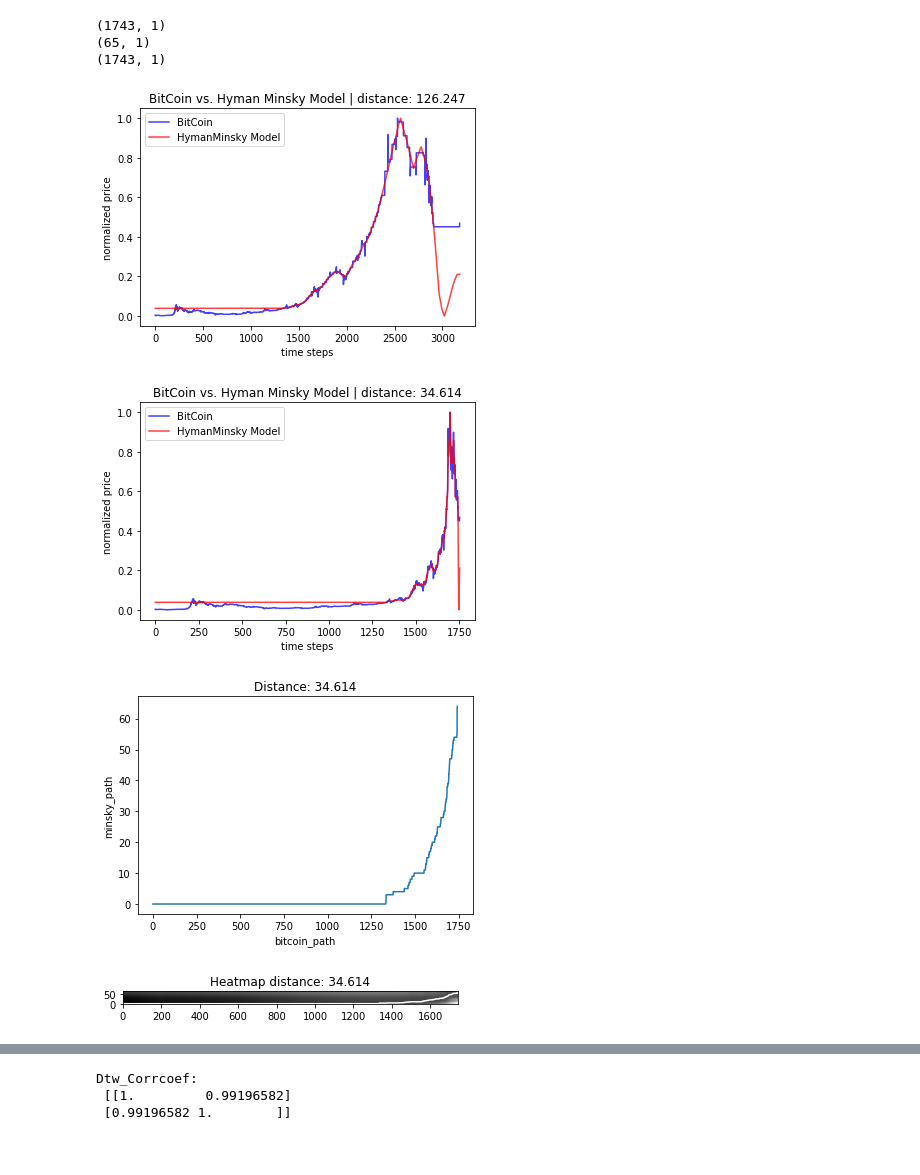
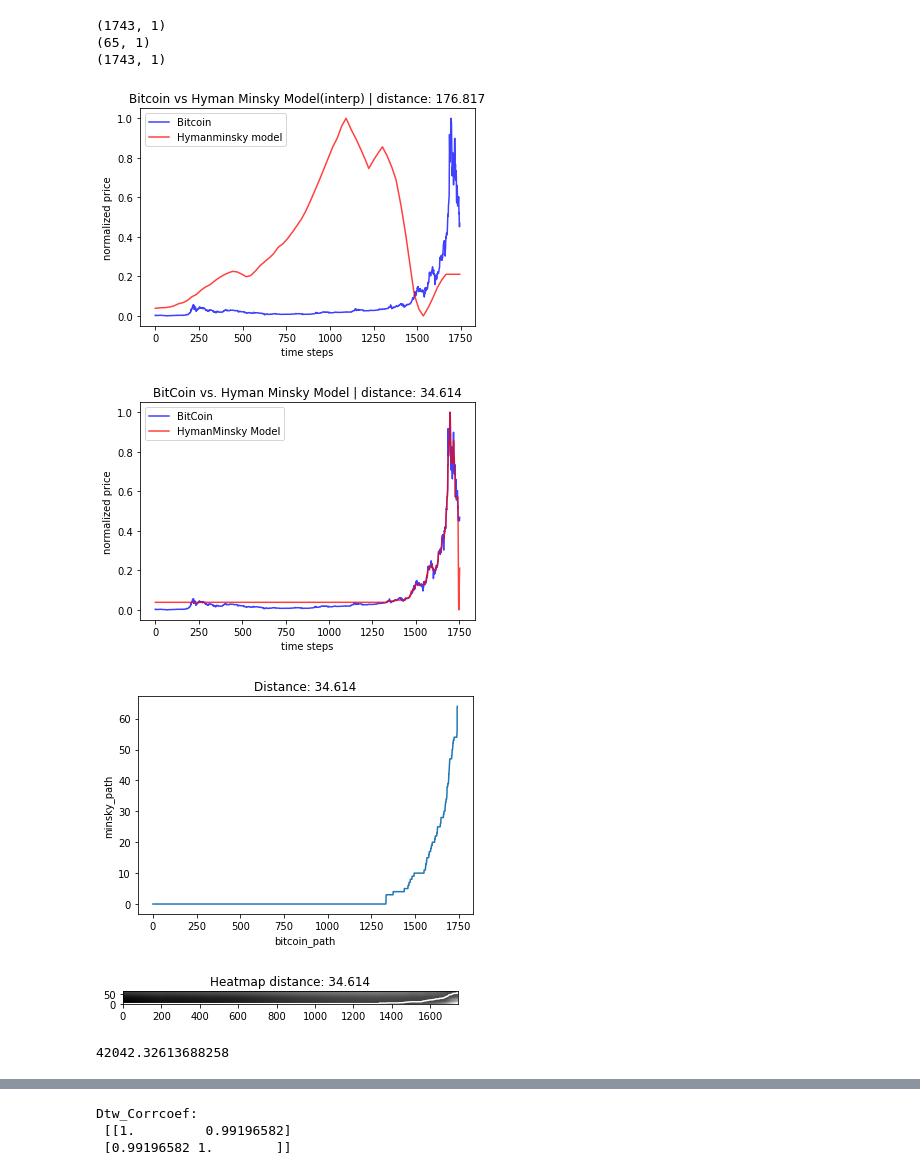
Before and after one commit to dassolkim/time-series-analysis, a Jupyter notebook: bitcoin_jihun/DTW/DTW_compare_ED.ipynb, the cells around one changed output, grey strips where cells are left out. Cells and saved outputs as stored; diff of their text form; code cells hidden in the pictures.

```diff
--- a/bitcoin_jihun/DTW/DTW_compare_ED.ipynb
+++ b/bitcoin_jihun/DTW/DTW_compare_ED.ipynb
@@ -45,33 +91,33 @@ dtw_dist, path = fastdtw(dtA, dtB, dist=euclidean)
 d, cost_matrix, acc_cost_matrix, path_ = dtw(dtA, dtB, dist=euclidean)
 # %%
 # # Interpolation
+fig, ax = plt.subplots()
+ax.plot(dtA, color='b', label='Bitcoin', alpha=0.75)
+ax.plot(interp_dtB, color='r', label='Hymanminsky model', alpha=0.75)
+ax.legend()
+ax.set_title("Bitcoin vs Hyman Minsky Model(interp) | distance: {}"
+            .format(round(euc_dist, 3)))
+ax.set_xlabel("time steps")
+ax.set_ylabel("normalized price")
+
+plt.show()
+
 # fig, ax = plt.subplots()
-# ax.plot(dtA, color='r', label='Bitcoin', alpha=0.75)
-# ax.plot(interp_dtB, color='b', label='Hymanminsky model', alpha=0.75)
+
+# int_dtA_df = pd.DataFrame(data=dtA)
+# interp_dtB_df = pd.DataFrame(data=interp_dtB)
+
+# ax.plot([int_dtA_df.iloc[v] for v in [p[0] for p in path_int]],
+#         color='b', label='BitCoin', alpha=0.75)
+# ax.plot([interp_dtB_df.iloc[v] for v in [p[1] for p in path_int]],
+#         color='r', label='HymanMinsky Model', alpha=0.75)
 # ax.legend()
-# ax.set_title("Bitcoin vs Hyman Minsky Model(interp) | distance: {}"
-#             .format(round(euc_dist, 3)))
+# # euc_dist = np.float(euc_dist)
+# ax.set_title("BitCoin vs. Hyman Minsky Model | distance: {}"
+#              .format(round(euc_dist, 3)))
 # ax.set_xlabel("time steps")
 # ax.set_ylabel("normalized price")
-
 # plt.show()
-
-fig, ax = plt.subplots()
-
-int_dtA_df = pd.DataFrame(data=dtA)
-interp_dtB_df = pd.DataFrame(data=interp_dtB)
-
-ax.plot([int_dtA_df.iloc[v] for v in [p[0] for p in path_int]],
-        color='b', label='BitCoin', alpha=0.75)
-ax.plot([interp_dtB_df.iloc[v] for v in [p[1] for p in path_int]],
-        color='r', label='HymanMinsky Model', alpha=0.75)
-ax.legend()
-# euc_dist = np.float(euc_dist)
-ax.set_title("BitCoin vs. Hyman Minsky Model | distance: {}"
-             .format(round(euc_dist, 3)))
-ax.set_xlabel("time steps")
-ax.set_ylabel("normalized price")
-plt.show()
 
 fig, ax = plt.subplots()
 
@@ -79,37 +125,41 @@ dtA_df = pd.DataFrame(data=dtA)
 dtB_df = pd.DataFrame(data=dtB)
 
 ax.plot([dtA_df.iloc[v] for v in [p[0] for p in path]],
         color='b', label='BitCoin', alpha=0.75)
 ax.plot([dtB_df.iloc[v] for v in [p[1] for p in path]],
         color='r', label='HymanMinsky Model', alpha=0.75)
 ax.legend()
 euc_dist = np.float(euc_dist)
 ax.set_title("BitCoin vs. Hyman Minsky Model | distance: {}"
              .format(round(dtw_dist, 3)))
 ax.set_xlabel("time steps")
 ax.set_ylabel("normalized price")
 plt.show()
 
 dtA_path = [p[0] for p in path]
 dtB_path = [p[1] for p in path]
 
 fig, ax = plt.subplots()
 ax.plot(dtA_path, dtB_path)
 ax.set_title("Distance: {}".format(round(dtw_dist, 3)))
 # plt.plot(arraysA_path, arraysB_path)
 ax.set_xlabel("bitcoin_path")
 ax.set_ylabel("minsky_path")
 plt.show()
 
 plt.title("Heatmap distance: {}".format(round(d,3)))
 plt.imshow(acc_cost_matrix.T, origin='lower', cmap='gray', interpolation='nearest')
 plt.plot(path_[0], path_[1], 'w')
 plt.show()
 # %% [output]
-[figure, old version]
+[figure, new version]
 [figure]
 [figure]
 [figure]
+# %%
+print(euclidean([p[0] for p in path], [p[1] for p in path]))
+# %% [output]
+42042.32613688258
 # %%
 dtA = dtA.reshape(-1)
 interp_dtB = interp_dtB.reshape(-1)
```
Also changed, not shown: parts of 4 cells of this notebook, 1 other file.
